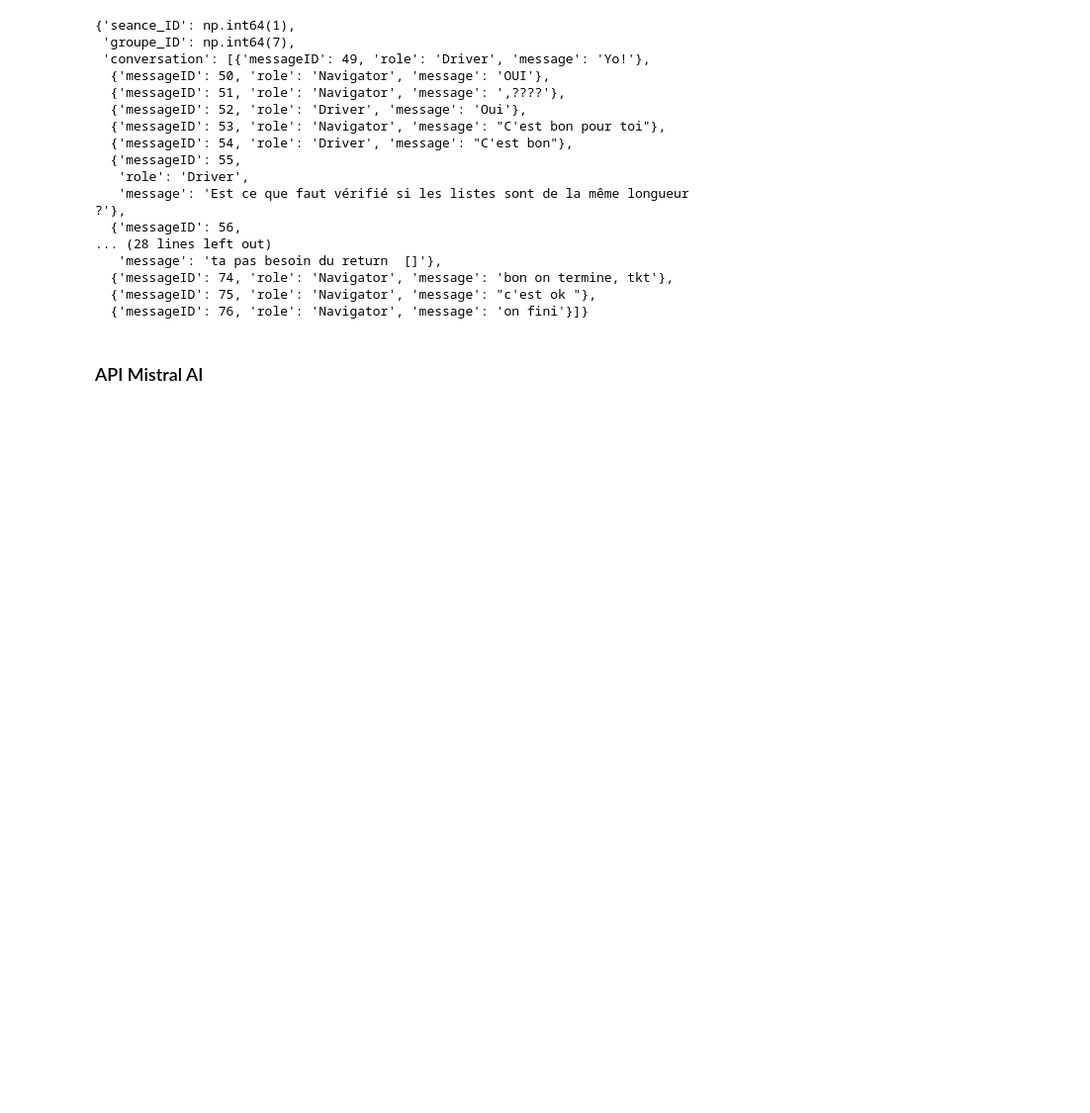
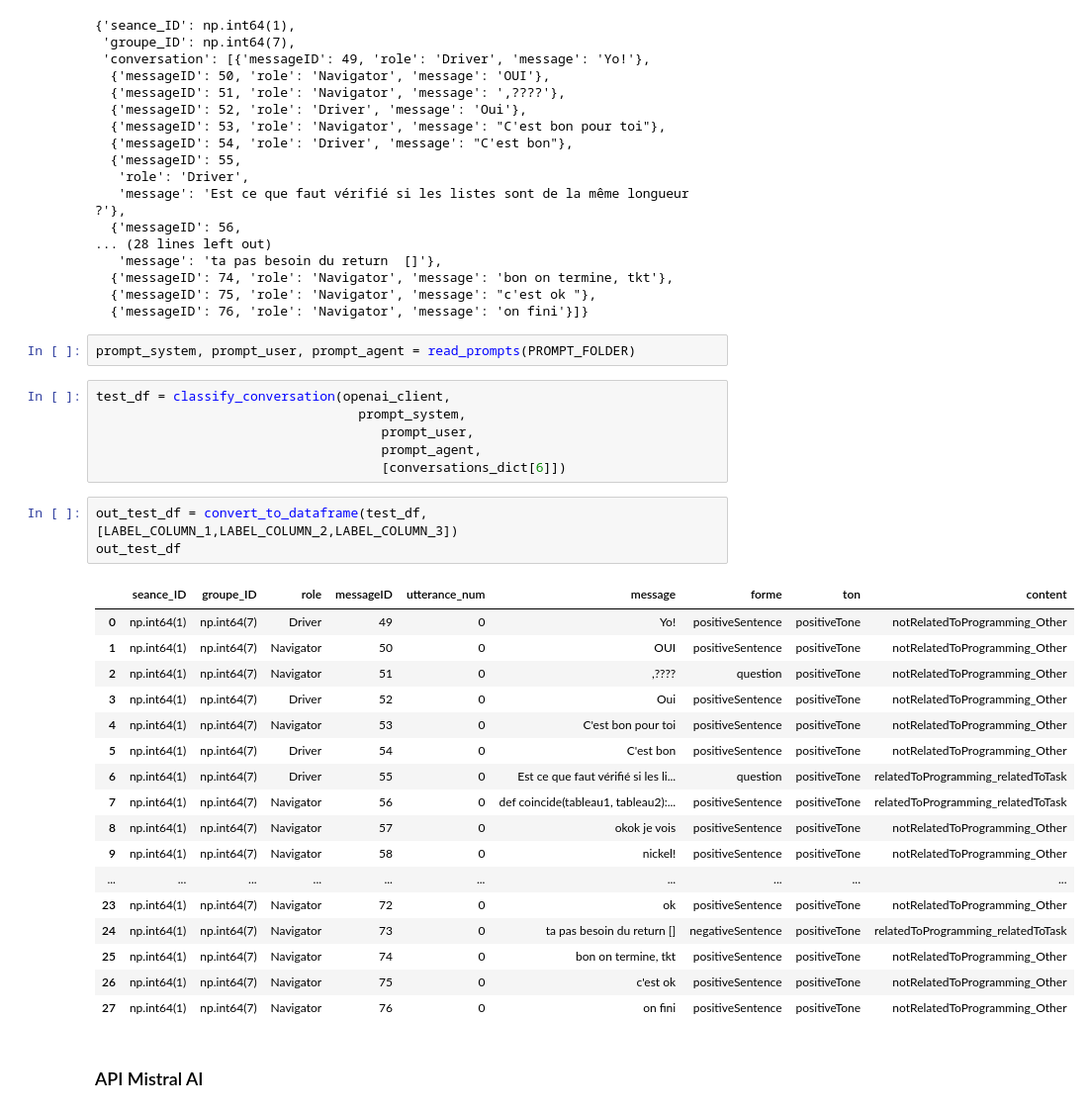
Before and after one commit to chloeboireaudevier/StageMIDL, a Jupyter notebook: automatisation_attributs.ipynb, the cells around one changed output. Shown at 99% size. Drawn from its saved outputs; the diff is of its cells as text; blank space fills up the shorter version.

Commit message:
continue prompting + model pb when message is nan

```diff
--- a/automatisation_attributs.ipynb
+++ b/automatisation_attributs.ipynb
@@ -532,6 +532,35 @@ conversations_dict[6]
   {'messageID': 74, 'role': 'Navigator', 'message': 'bon on termine, tkt'},
   {'messageID': 75, 'role': 'Navigator', 'message': "c'est ok "},
   {'messageID': 76, 'role': 'Navigator', 'message': 'on fini'}]}
+# %%
+prompt_system, prompt_user, prompt_agent = read_prompts(PROMPT_FOLDER)
+# %%
+test_df = classify_conversation(openai_client,
+                                  prompt_system,
+                                     prompt_user,
+                                     prompt_agent,
+                                     [conversations_dict[6]])
+# %%
+out_test_df = convert_to_dataframe(test_df, [LABEL_COLUMN_1,LABEL_COLUMN_2,LABEL_COLUMN_3])
+out_test_df
+# %% [output]
+|  | seance_ID | groupe_ID | role | messageID | utterance_num | message | forme | ton | content |
+| 0 | np.int64(1) | np.int64(7) | Driver | 49 | 0 | Yo! | positiveSentence | positiveTone | notRelatedToProgramming_Other |
+| 1 | np.int64(1) | np.int64(7) | Navigator | 50 | 0 | OUI | positiveSentence | positiveTone | notRelatedToProgramming_Other |
+| 2 | np.int64(1) | np.int64(7) | Navigator | 51 | 0 | ,???? | question | positiveTone | notRelatedToProgramming_Other |
+| 3 | np.int64(1) | np.int64(7) | Driver | 52 | 0 | Oui | positiveSentence | positiveTone | notRelatedToProgramming_Other |
+| 4 | np.int64(1) | np.int64(7) | Navigator | 53 | 0 | C'est bon pour toi | positiveSentence | positiveTone | notRelatedToProgramming_Other |
+| 5 | np.int64(1) | np.int64(7) | Driver | 54 | 0 | C'est bon | positiveSentence | positiveTone | notRelatedToProgramming_Other |
+| 6 | np.int64(1) | np.int64(7) | Driver | 55 | 0 | Est ce que faut vérifié si les li... | question | positiveTone | relatedToProgramming_relatedToTask |
+| 7 | np.int64(1) | np.int64(7) | Navigator | 56 | 0 | def coincide(tableau1, tableau2):... | positiveSentence | positiveTone | relatedToProgramming_relatedToTask |
+| 8 | np.int64(1) | np.int64(7) | Navigator | 57 | 0 | okok je vois | positiveSentence | positiveTone | notRelatedToProgramming_Other |
+| 9 | np.int64(1) | np.int64(7) | Navigator | 58 | 0 | nickel! | positiveSentence | positiveTone | notRelatedToProgramming_Other |
+| ... | ... | ... | ... | ... | ... | ... | ... | ... | ... |
+| 23 | np.int64(1) | np.int64(7) | Navigator | 72 | 0 | ok | positiveSentence | positiveTone | notRelatedToProgramming_Other |
+| 24 | np.int64(1) | np.int64(7) | Navigator | 73 | 0 | ta pas besoin du return [] | negativeSentence | positiveTone | relatedToProgramming_relatedToTask |
+| 25 | np.int64(1) | np.int64(7) | Navigator | 74 | 0 | bon on termine, tkt | positiveSentence | positiveTone | notRelatedToProgramming_Other |
+| 26 | np.int64(1) | np.int64(7) | Navigator | 75 | 0 | c'est ok | positiveSentence | positiveTone | notRelatedToProgramming_Other |
+| 27 | np.int64(1) | np.int64(7) | Navigator | 76 | 0 | on fini | positiveSentence | positiveTone | notRelatedToProgramming_Other |
 # %% [markdown]
 ### API Mistral AI
 # %%
```
Also changed, not shown: 3 other files.
